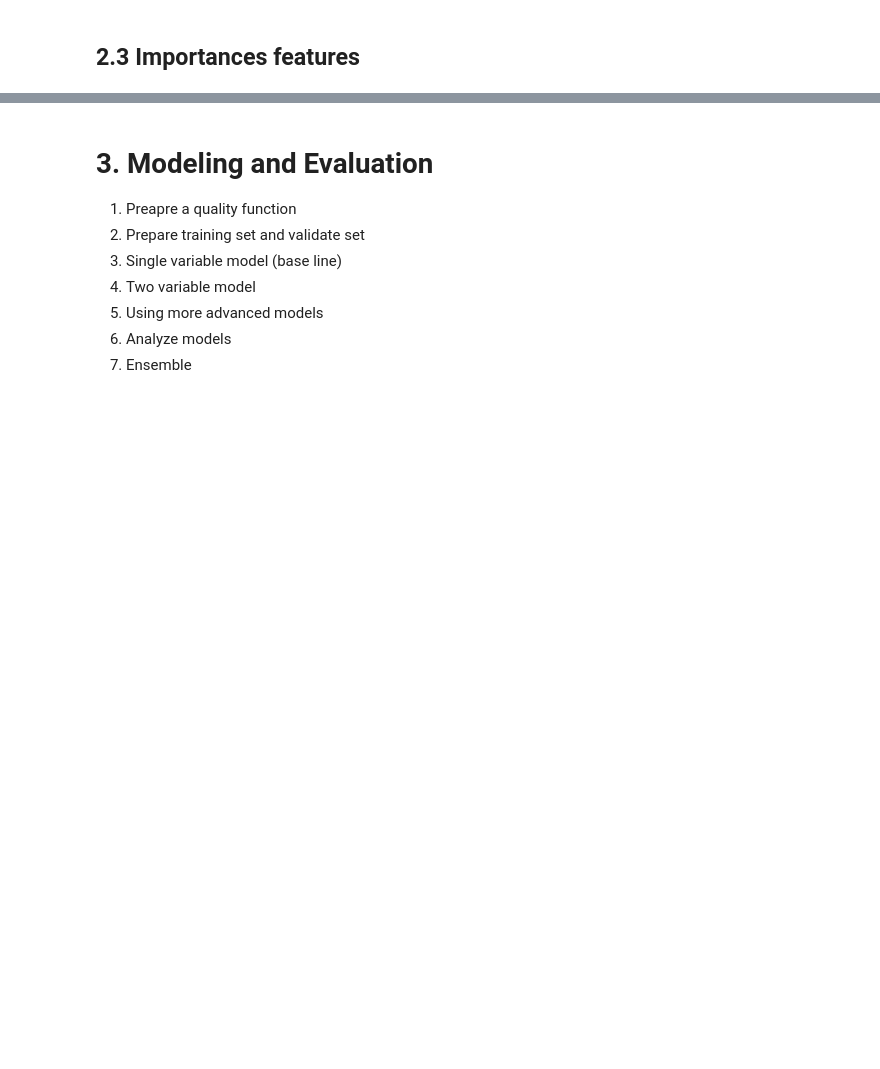
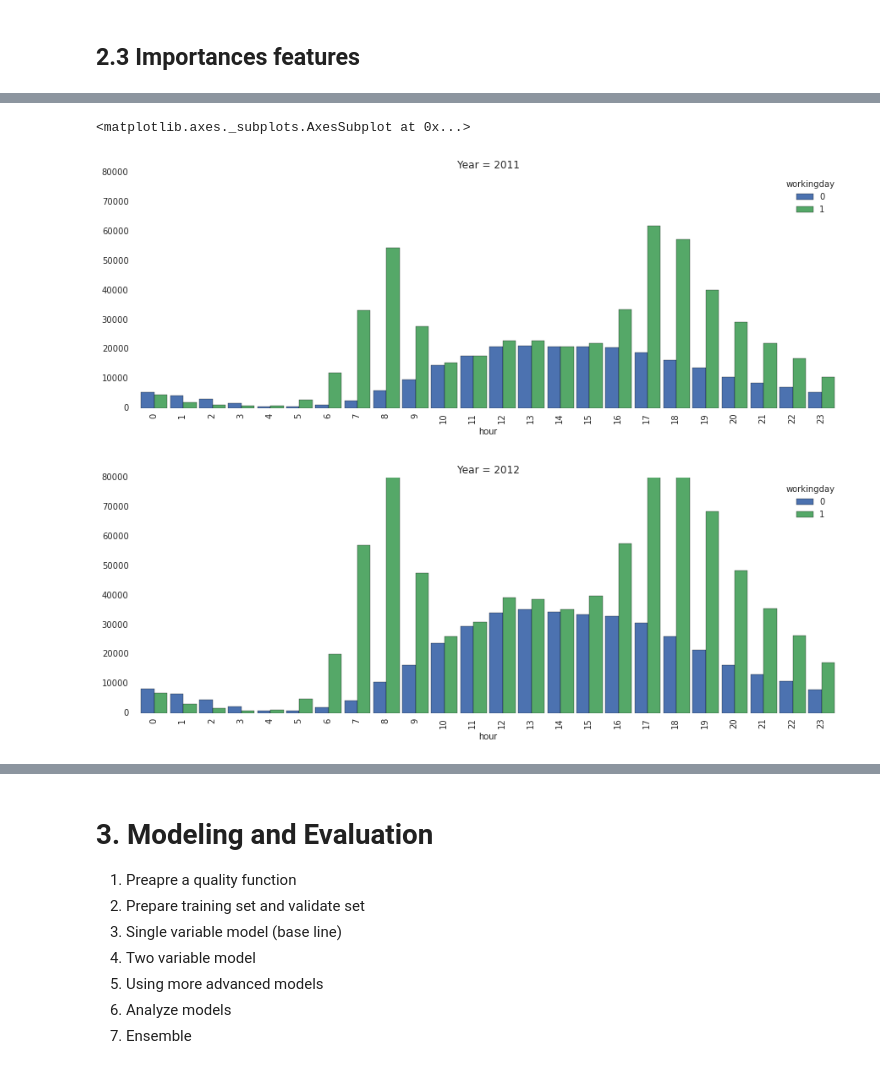
Before and after one commit to slon1024/lets-start-solve-problem-on-kaggle, a Jupyter notebook: bike-sharing-demand.ipynb, the cells around one changed output, grey strips where cells are left out. Drawn from its saved outputs; the diff is of its cells as text; code cells hidden in the pictures; blank space fills up the shorter version.

```diff
--- a/bike-sharing-demand.ipynb
+++ b/bike-sharing-demand.ipynb
@@ -282,0 +321,16 @@ draw_importance_features(train, target_variable='count')
+# %%
+def plot_by_hour(data, year=None, agg='sum'):
+    dd = data
+    if year:
+        dd = dd[ dd.year == year ]
+
+    by_hour = dd.groupby(['hour', 'workingday'])['count'].agg(agg).unstack()
+    return by_hour.plot(kind='bar', ylim=(0, 80000), figsize=(15,5), width=0.9, title="Year = {0}".format(year))
+
+
+plot_by_hour(train, year=2011)
+plot_by_hour(train, year=2012)
+# %% [output]
+<matplotlib.axes._subplots.AxesSubplot at 0x...>
+[figure, added]
+[figure, added]
```
Also changed, not shown: parts of 30 cells of this notebook.
